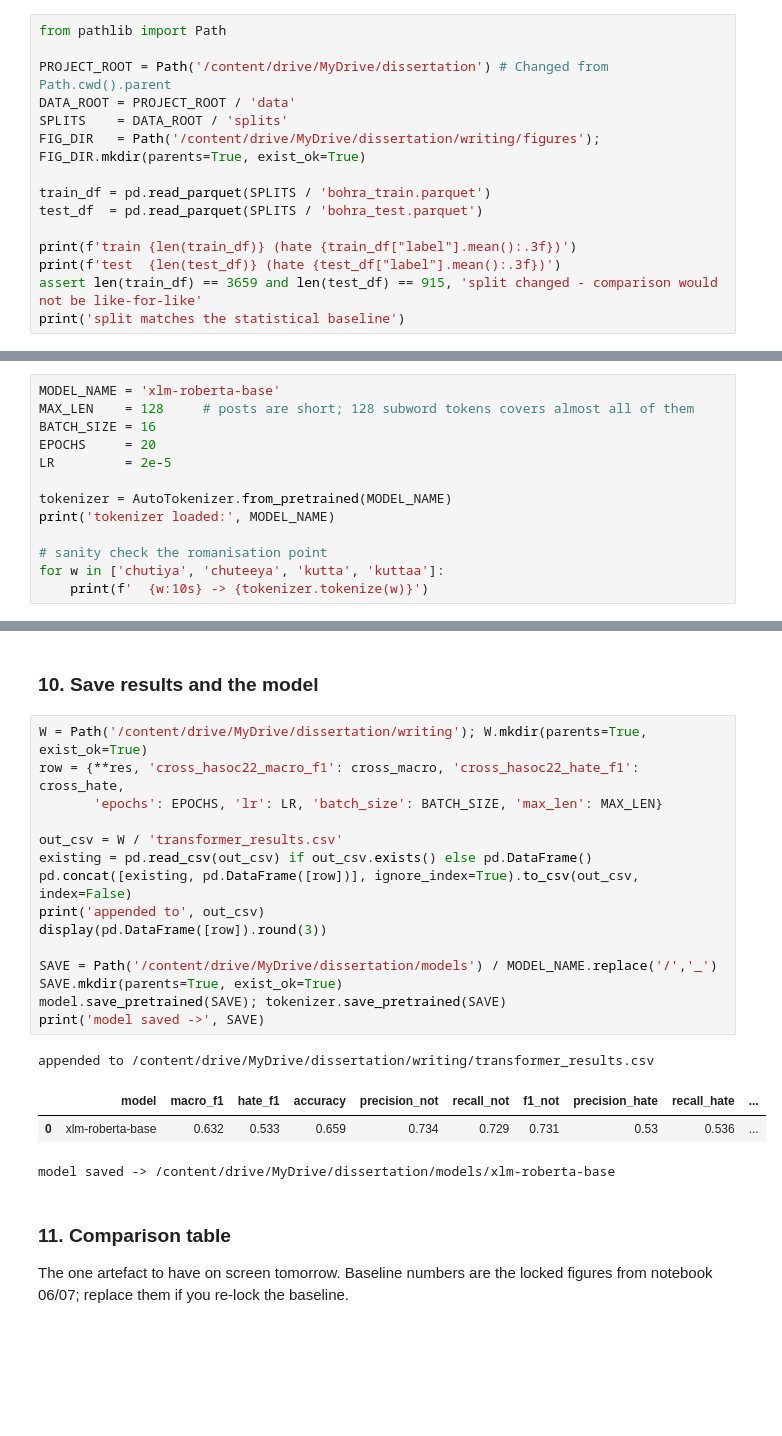
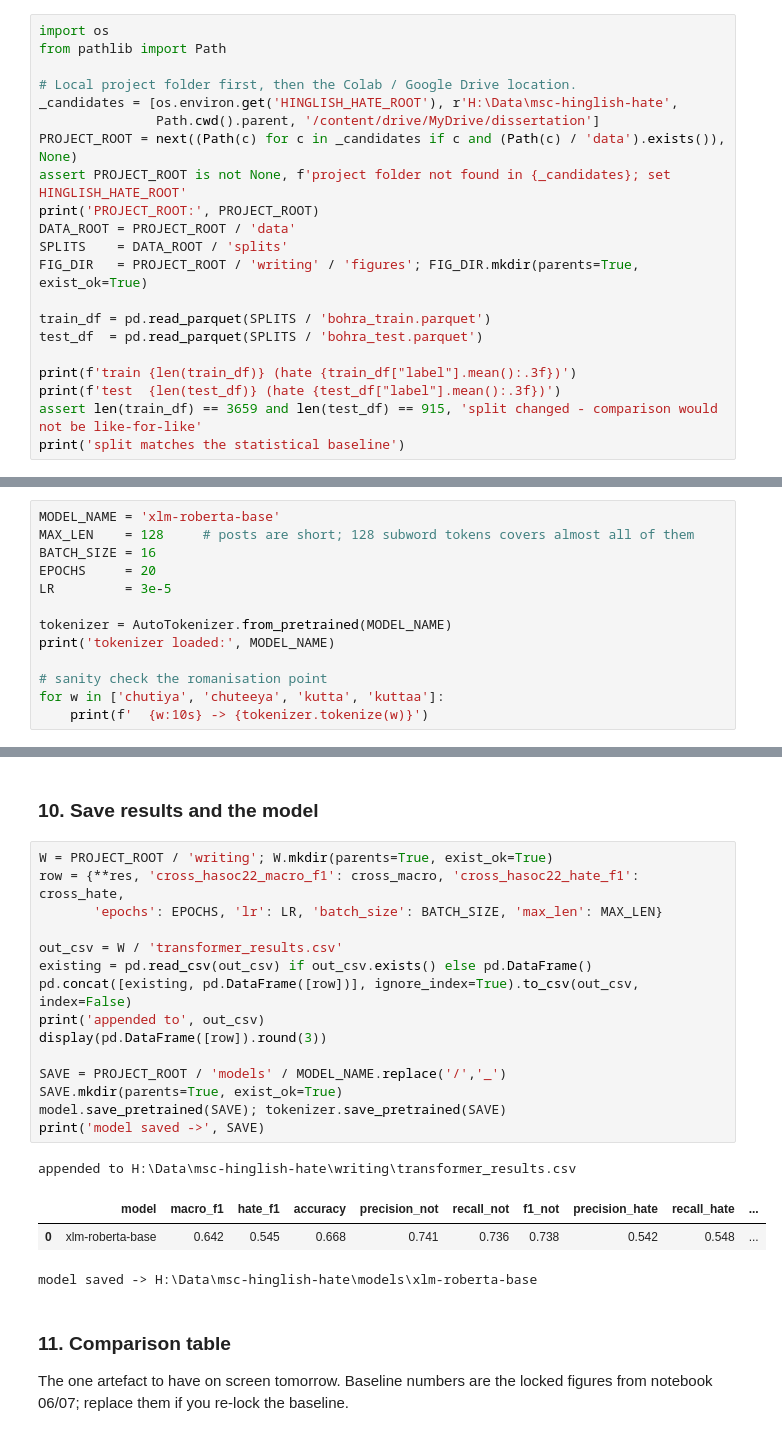
Before and after one commit to mihirmakwana03/msc-hinglish-hate, a Jupyter notebook: notebooks/08_transformer_xlmr_20ep__3LR.ipynb, the cells around one changed output, grey strips where cells are left out. Cells and saved outputs as stored; diff of their text form; blank space fills up the shorter version.

```diff
--- a/notebooks/08_transformer_xlmr_20ep__3LR.ipynb
+++ b/notebooks/08_transformer_xlmr_20ep__3LR.ipynb
@@ -57,12 +57,18 @@ device: cuda
 These are the same rows the statistical baseline was scored on. Loading them rather than
 re-splitting is what makes the comparison valid.
 # %%
+import os
 from pathlib import Path
 
-PROJECT_ROOT = Path('/content/drive/MyDrive/dissertation') # Changed from Path.cwd().parent
+# Local project folder first, then the Colab / Google Drive location.
+_candidates = [os.environ.get('HINGLISH_HATE_ROOT'), r'H:\Data\msc-hinglish-hate',
+               Path.cwd().parent, '/content/drive/MyDrive/dissertation']
+PROJECT_ROOT = next((Path(c) for c in _candidates if c and (Path(c) / 'data').exists()), None)
+assert PROJECT_ROOT is not None, f'project folder not found in {_candidates}; set HINGLISH_HATE_ROOT'
+print('PROJECT_ROOT:', PROJECT_ROOT)
 DATA_ROOT = PROJECT_ROOT / 'data'
 SPLITS    = DATA_ROOT / 'splits'
-FIG_DIR   = Path('/content/drive/MyDrive/dissertation/writing/figures'); FIG_DIR.mkdir(parents=True, exist_ok=True)
+FIG_DIR   = PROJECT_ROOT / 'writing' / 'figures'; FIG_DIR.mkdir(parents=True, exist_ok=True)
 
 train_df = pd.read_parquet(SPLITS / 'bohra_train.parquet')
 test_df  = pd.read_parquet(SPLITS / 'bohra_test.parquet')
@@ -96,7 +106,7 @@ MODEL_NAME = 'xlm-roberta-base'
 MAX_LEN    = 128     # posts are short; 128 subword tokens covers almost all of them
 BATCH_SIZE = 16
 EPOCHS     = 20
-LR         = 2e-5
+LR         = 3e-5
 
 tokenizer = AutoTokenizer.from_pretrained(MODEL_NAME)
 print('tokenizer loaded:', MODEL_NAME)
@@ -316,25 +323,25 @@ DROP from within-dataset: 0.212 macro-F1
 # %% [markdown]
 ### 10. Save results and the model
 # %%
-W = Path('/content/drive/MyDrive/dissertation/writing'); W.mkdir(parents=True, exist_ok=True)
+W = PROJECT_ROOT / 'writing'; W.mkdir(parents=True, exist_ok=True)
 row = {**res, 'cross_hasoc22_macro_f1': cross_macro, 'cross_hasoc22_hate_f1': cross_hate,
        'epochs': EPOCHS, 'lr': LR, 'batch_size': BATCH_SIZE, 'max_len': MAX_LEN}
 
 out_csv = W / 'transformer_results.csv'
 existing = pd.read_csv(out_csv) if out_csv.exists() else pd.DataFrame()
 pd.concat([existing, pd.DataFrame([row])], ignore_index=True).to_csv(out_csv, index=False)
 print('appended to', out_csv)
 display(pd.DataFrame([row]).round(3))
 
-SAVE = Path('/content/drive/MyDrive/dissertation/models') / MODEL_NAME.replace('/','_')
+SAVE = PROJECT_ROOT / 'models' / MODEL_NAME.replace('/','_')
 SAVE.mkdir(parents=True, exist_ok=True)
 model.save_pretrained(SAVE); tokenizer.save_pretrained(SAVE)
 print('model saved ->', SAVE)
 # %% [output]
-appended to /content/drive/MyDrive/dissertation/writing/transformer_results.csv
+appended to H:\Data\msc-hinglish-hate\writing\transformer_results.csv
 |  | model | macro_f1 | hate_f1 | accuracy | precision_not | recall_not | f1_not | precision_hate | recall_hate | ... |
-| 0 | xlm-roberta-base | 0.632 | 0.533 | 0.659 | 0.734 | 0.729 | 0.731 | 0.53 | 0.536 | ... |
+| 0 | xlm-roberta-base | 0.642 | 0.545 | 0.668 | 0.741 | 0.736 | 0.738 | 0.542 | 0.548 | ... |
-model saved -> /content/drive/MyDrive/dissertation/models/xlm-roberta-base
+model saved -> H:\Data\msc-hinglish-hate\models\xlm-roberta-base
 # %% [markdown]
 ### 11. Comparison table
 
```
Also changed, not shown: parts of 11 cells of this notebook, 32 other files.
